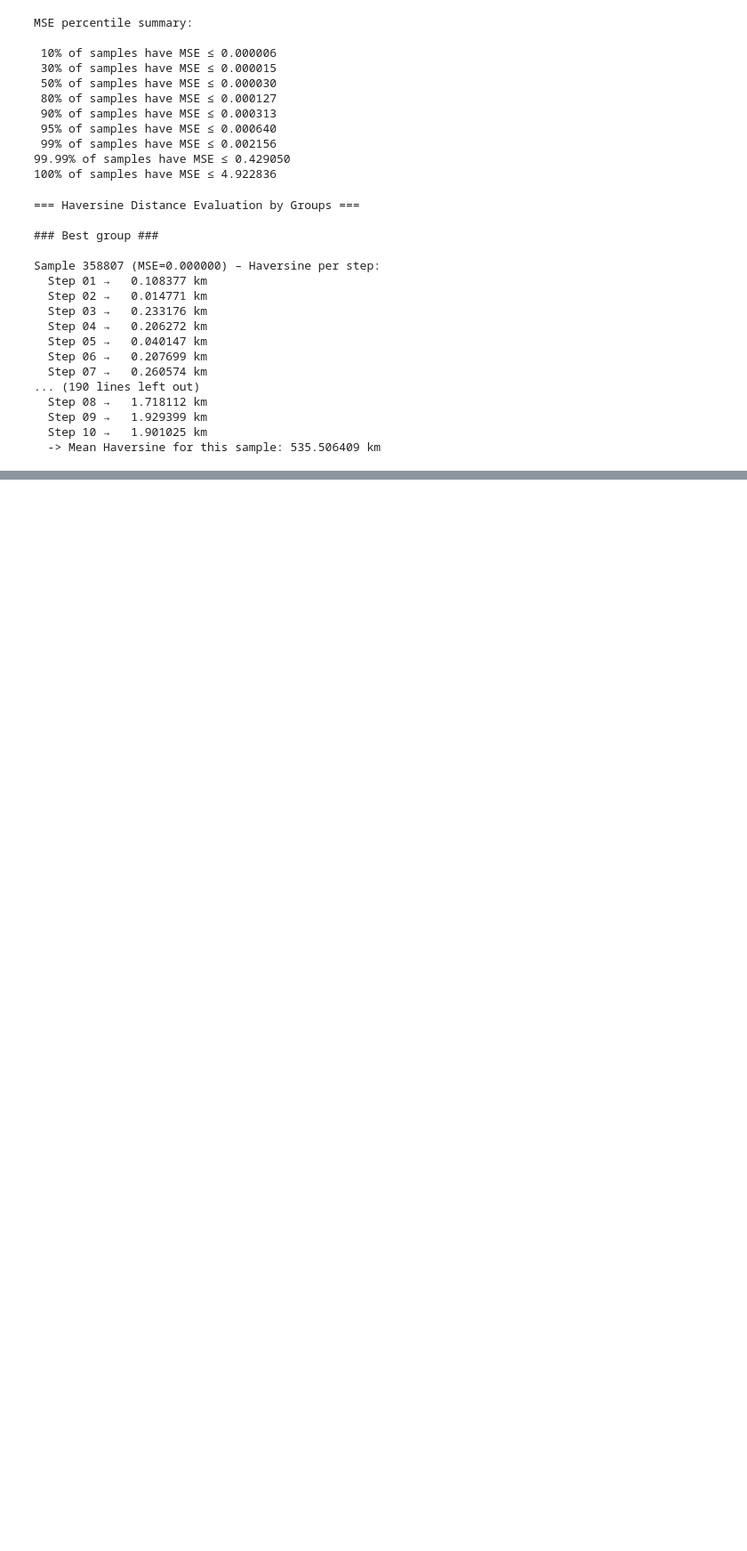
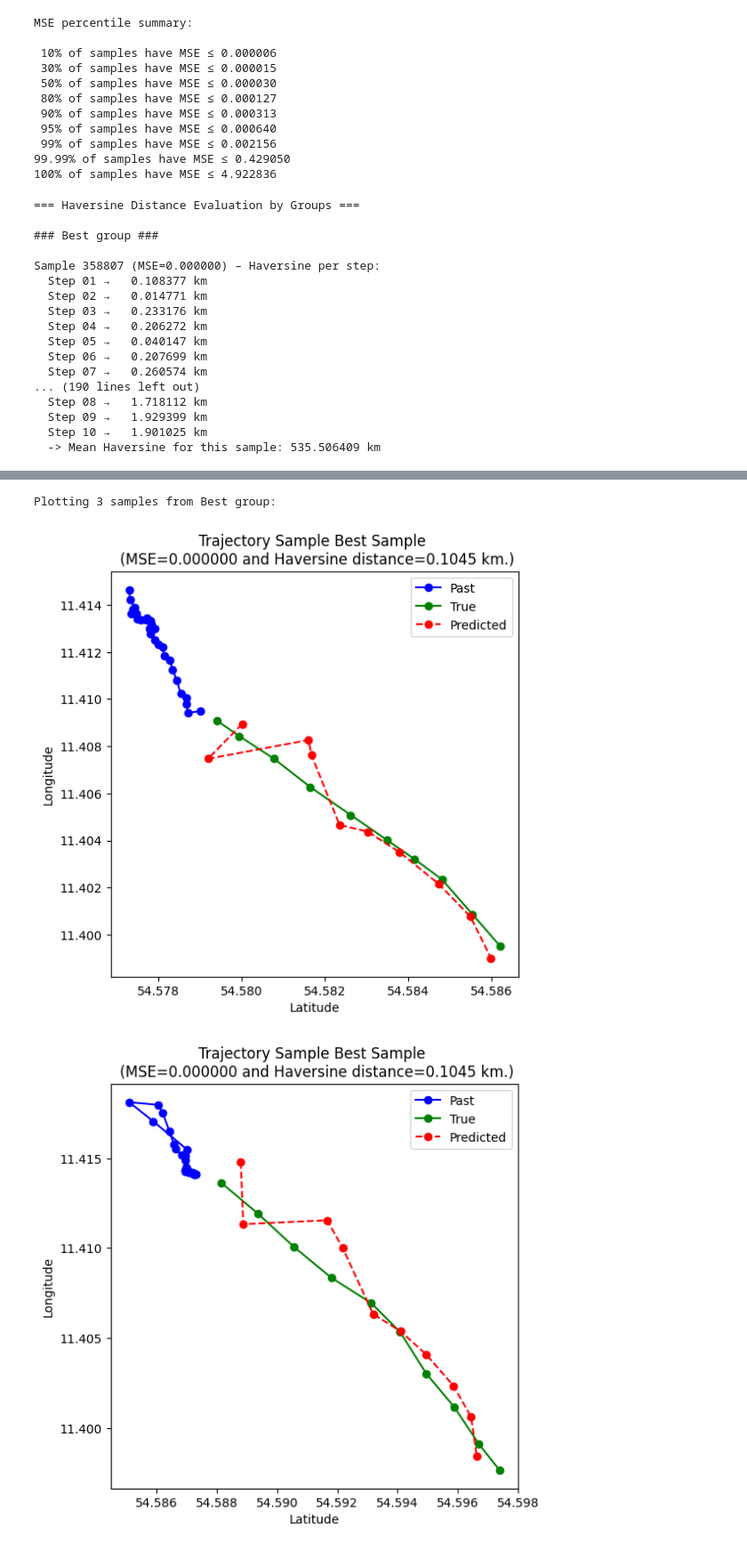
Before and after one commit to GregersSR/02456-deep-learning, a Jupyter notebook: 02456_dl_project/reproduce_results.ipynb, the cells around one changed output, grey strips where cells are left out. Shown at 89% size. Drawn from its saved outputs; the diff is of its cells as text; code cells hidden in the pictures; blank space fills up the shorter version.

```diff
--- a/02456_dl_project/reproduce_results.ipynb
+++ b/02456_dl_project/reproduce_results.ipynb
@@ -149,0 +191,43 @@ Plotting 3 samples from Median group:
+# %%
+scaler = load_scaler(filtered=True)
+
+groups = {
+    "Best": sorted_indices[:3],
+    "Q1": sorted_indices[n_samples//4:n_samples//4+3],
+    "Median": sorted_indices[n_samples//2:n_samples//2+3],
+    "Q3": sorted_indices[3*n_samples//4:3*n_samples//4+3],
+    "Worst": sorted_indices[-3:]
+}
+
+group_means_dict = {}
+
+print("\n=== Haversine Distance Evaluation by Groups ===")
+
+for group_name, indices in groups.items():
+    group_means = []
+
+    print(f"\n### {group_name} group ###")
+
+    for idx in indices:
+
+        y_true_scaled = y[idx]
+        y_pred_scaled = y_pred[idx]
+
+
+        y_true_unscaled = scaler.inverse_transform(y_true_scaled)
+        y_pred_unscaled = scaler.inverse_transform(y_pred_scaled)
+
+        # Compute Haversine
+        dists_km, mean_hav_km = haversine_np(y_true_unscaled, y_pred_unscaled)
+
+        # Save group mean
+        group_means.append(mean_hav_km)
+
+        # --- Pretty step-wise print for groups ---
+        print(f"\nSample {idx} (MSE={all_mse[idx]:.6f}) – Haversine per step:")
+        for step, d in enumerate(dists_km, start=1):
+            print(f"  Step {step:02d} → {d:10.6f} km")
+
+        print(f"  -> Mean Haversine for this sample: {mean_hav_km:.6f} km")
+
+        group_means_dict[group_name] = group_means
@@ -149,0 +252,6 @@ Plotting 3 samples from Median group:
+# %%
+plot_samples(x,y, y_pred, all_mse, groups, group_means_dict, scaler=scaler)
+# %% [output]
+Plotting 3 samples from Best group:
+[figure, added]
+[figure, added]
```
Also changed, not shown: parts of 18 cells of this notebook, 8 other files.
